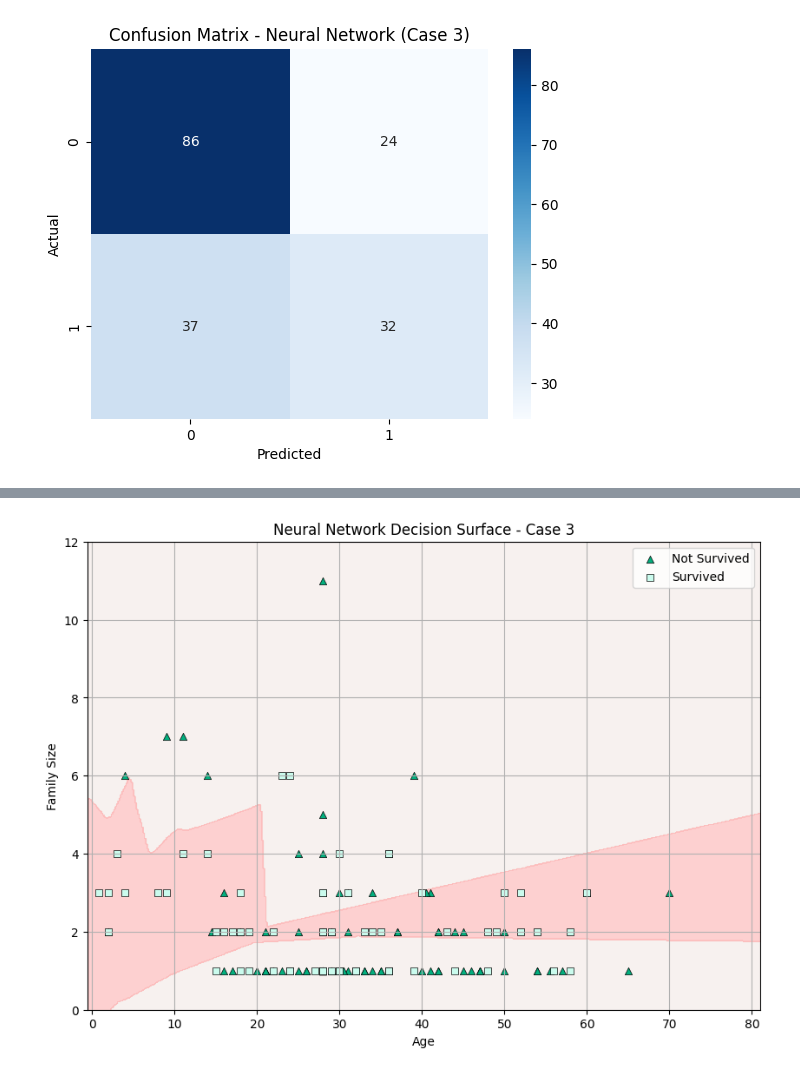
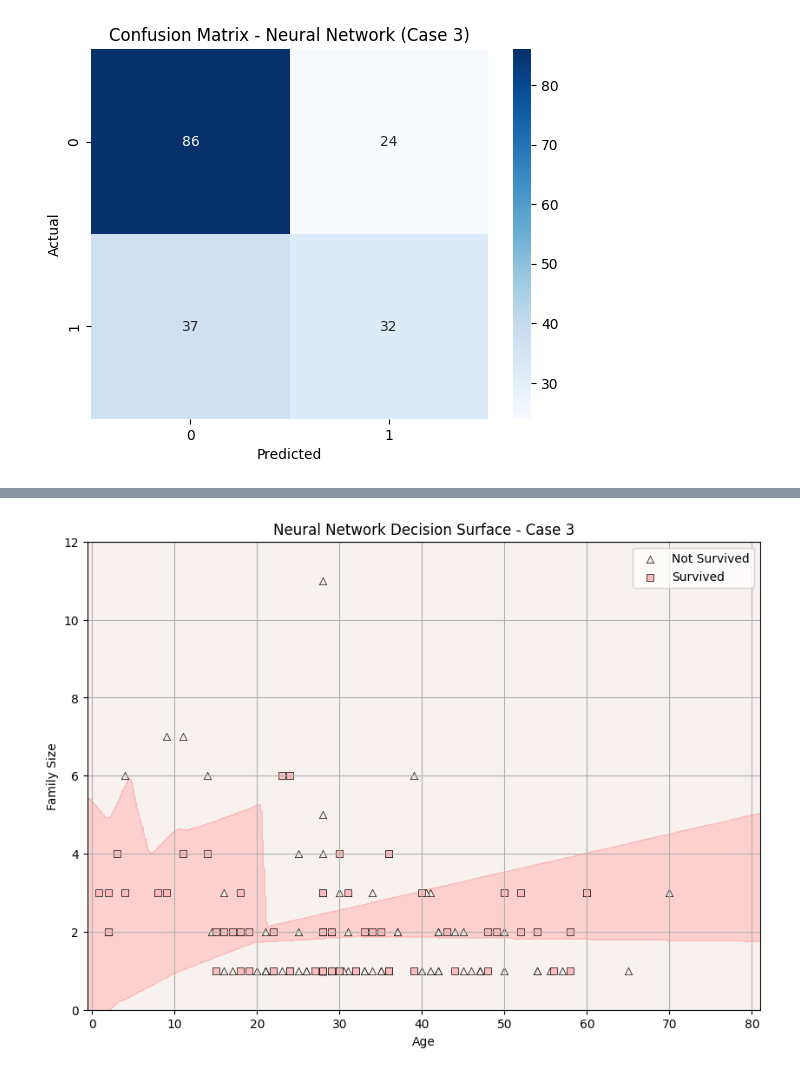
Before and after one commit to Pojetta/applied-ml-farris, a Jupyter notebook: notebooks/project03/ml03_farris.ipynb, the cells around one changed output, grey strips where cells are left out. Cells and saved outputs as stored; diff of their text form; code cells hidden in the pictures.

```diff
--- a/notebooks/project03/ml03_farris.ipynb
+++ b/notebooks/project03/ml03_farris.ipynb
@@ -703,39 +639,39 @@ Z = Z.reshape(xx.shape)
 
 # Plot the decision surface (background) showing predicted survival zones
 
- # blue for 0, cream for 1 - change this up as you like
+ # cream for 0, pink for 1 - change this up as you like
 plt.figure(figsize=(10, 7))
 cmap_background = ListedColormap(["#f5ece9", "#fdbdbd"])
 
 #bedfdd #ffeed2  #365d59 #fc917b
 
 plt.contourf(xx, yy, Z, cmap=cmap_background, alpha=0.7)
 
 
 
 # Overlay the actual test data points for visual comparison
 
 
 
 # Plot passengers who did NOT survive (0) as blue triangles
 plt.scatter(X3_test['age'][y3_test == 0],
             X3_test['family_size'][y3_test == 0],
-            c="#03af7e", marker='^', edgecolor='k', linewidths=0.5, label='Not Survived')
+            c="#f5ece9", marker='^', edgecolor='k', linewidths=0.5, label='Not Survived')
 
 # Plot passengers who DID survive (1) as gold squares
 plt.scatter(X3_test['age'][y3_test == 1],
             X3_test['family_size'][y3_test == 1],
-            c="#cafbed", marker='s', edgecolor='k', linewidths=0.5, label='Survived')
+            c="#fdbdbd", marker='s', edgecolor='k', linewidths=0.5, label='Survived')
 
 # Add axis labels, title, legend, and grid
 plt.xlabel('Age')
 plt.ylabel('Family Size')
 plt.title('Neural Network Decision Surface - Case 3')
 plt.legend()
 plt.grid(True)
 plt.show()
 # %% [output]
-[figure, old version]
+[figure, new version]
 # %% [markdown]
 ### **Reflection 5:** SVM and Neural Network Results
 
```
Also changed, not shown: parts of 22 cells of this notebook, 2 other files.
